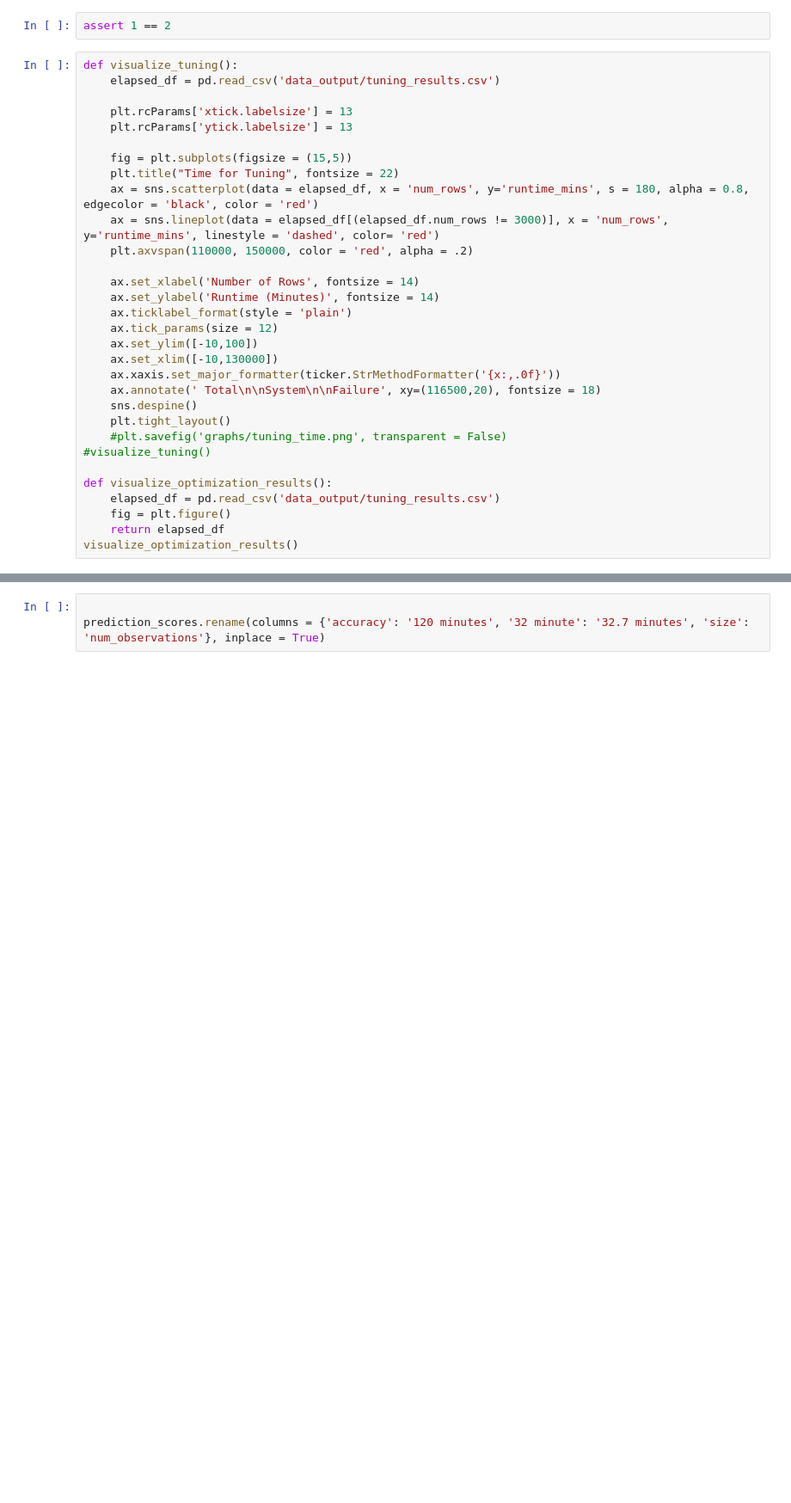
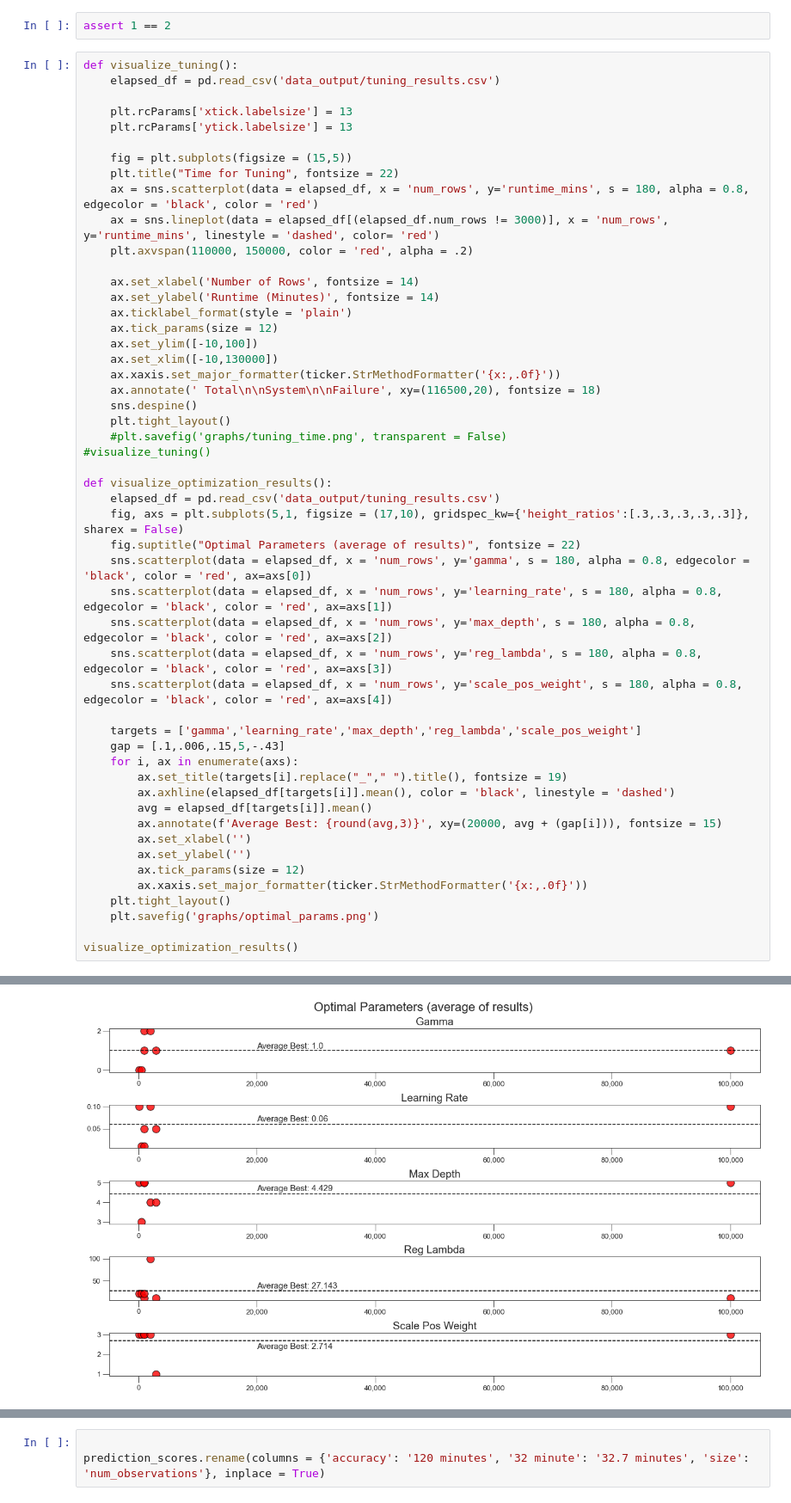
Before and after one commit to jedc4xer/model_assessment, a Jupyter notebook: xgb_improved.ipynb, the cells around one changed output, grey strips where cells are left out. Shown at 86% size. Saved outputs shown, nothing was run; the diff lists cells and outputs as text; blank space fills up the shorter version.

```diff
--- a/xgb_improved.ipynb
+++ b/xgb_improved.ipynb
@@ -430,7 +430,27 @@ def visualize_tuning():
 
 def visualize_optimization_results():
     elapsed_df = pd.read_csv('data_output/tuning_results.csv')
-    fig = plt.figure()
-    return elapsed_df
+    fig, axs = plt.subplots(5,1, figsize = (17,10), gridspec_kw={'height_ratios':[.3,.3,.3,.3,.3]}, sharex = False)
+    fig.suptitle("Optimal Parameters (average of results)", fontsize = 22)
+    sns.scatterplot(data = elapsed_df, x = 'num_rows', y='gamma', s = 180, alpha = 0.8, edgecolor = 'black', color = 'red', ax=axs[0])
+    sns.scatterplot(data = elapsed_df, x = 'num_rows', y='learning_rate', s = 180, alpha = 0.8, edgecolor = 'black', color = 'red', ax=axs[1])
+    sns.scatterplot(data = elapsed_df, x = 'num_rows', y='max_depth', s = 180, alpha = 0.8, edgecolor = 'black', color = 'red', ax=axs[2])
+    sns.scatterplot(data = elapsed_df, x = 'num_rows', y='reg_lambda', s = 180, alpha = 0.8, edgecolor = 'black', color = 'red', ax=axs[3])
+    sns.scatterplot(data = elapsed_df, x = 'num_rows', y='scale_pos_weight', s = 180, alpha = 0.8, edgecolor = 'black', color = 'red', ax=axs[4])
+
+    targets = ['gamma','learning_rate','max_depth','reg_lambda','scale_pos_weight']
+    gap = [.1,.006,.15,5,-.43]
+    for i, ax in enumerate(axs):
+        ax.set_title(targets[i].replace("_"," ").title(), fontsize = 19)
+        ax.axhline(elapsed_df[targets[i]].mean(), color = 'black', linestyle = 'dashed')
+        avg = elapsed_df[targets[i]].mean()
+        ax.annotate(f'Average Best: {round(avg,3)}', xy=(20000, avg + (gap[i])), fontsize = 15)
+        ax.set_xlabel('')
+        ax.set_ylabel('')
+        ax.tick_params(size = 12)
+        ax.xaxis.set_major_formatter(ticker.StrMethodFormatter('{x:,.0f}'))
+    plt.tight_layout()
+    plt.savefig('graphs/optimal_params.png')
+
 visualize_optimization_results()
 # %% [output]
@@ -448,3 +457,4 @@ visualize_optimization_results()
+[figure, added]
 # %%
 def visualize_first_attempts():
     score_frame = pd.read_csv('data_output/prediction_scores_xgb_baseline.csv')
```
Also changed, not shown: parts of 1 cell of this notebook.
